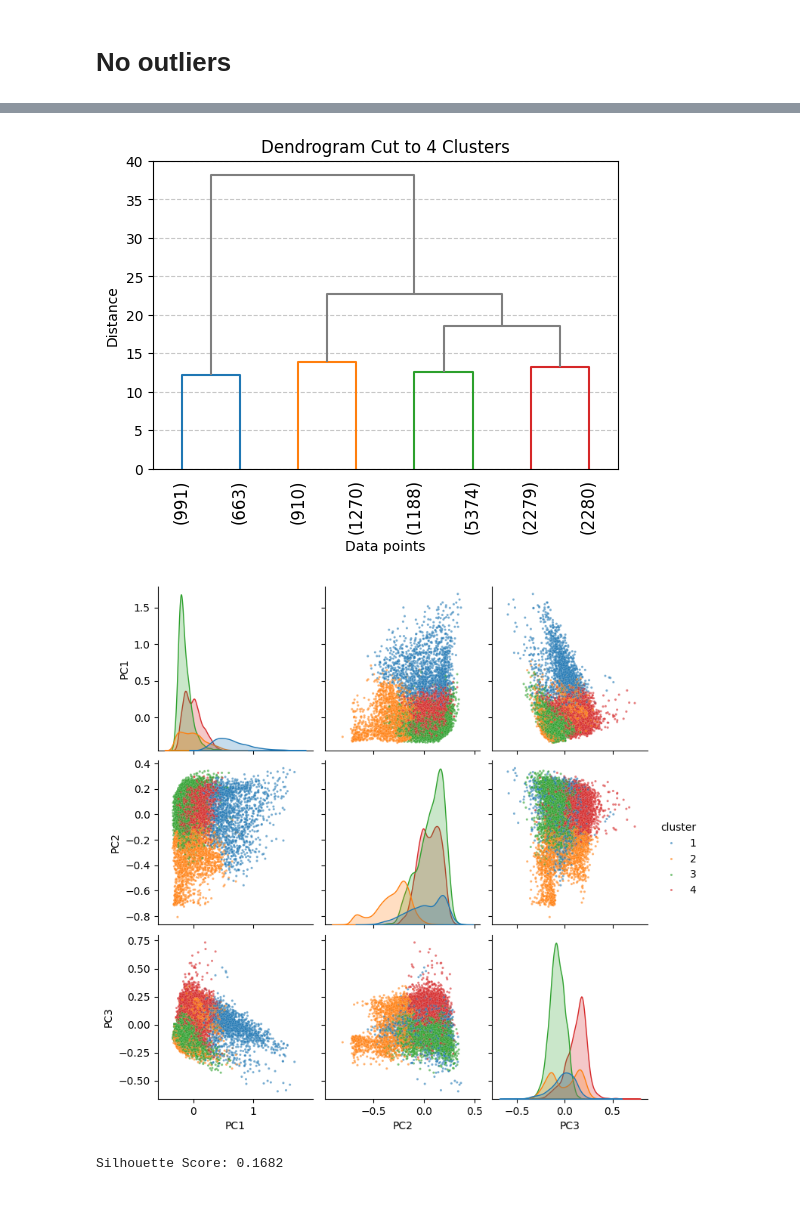
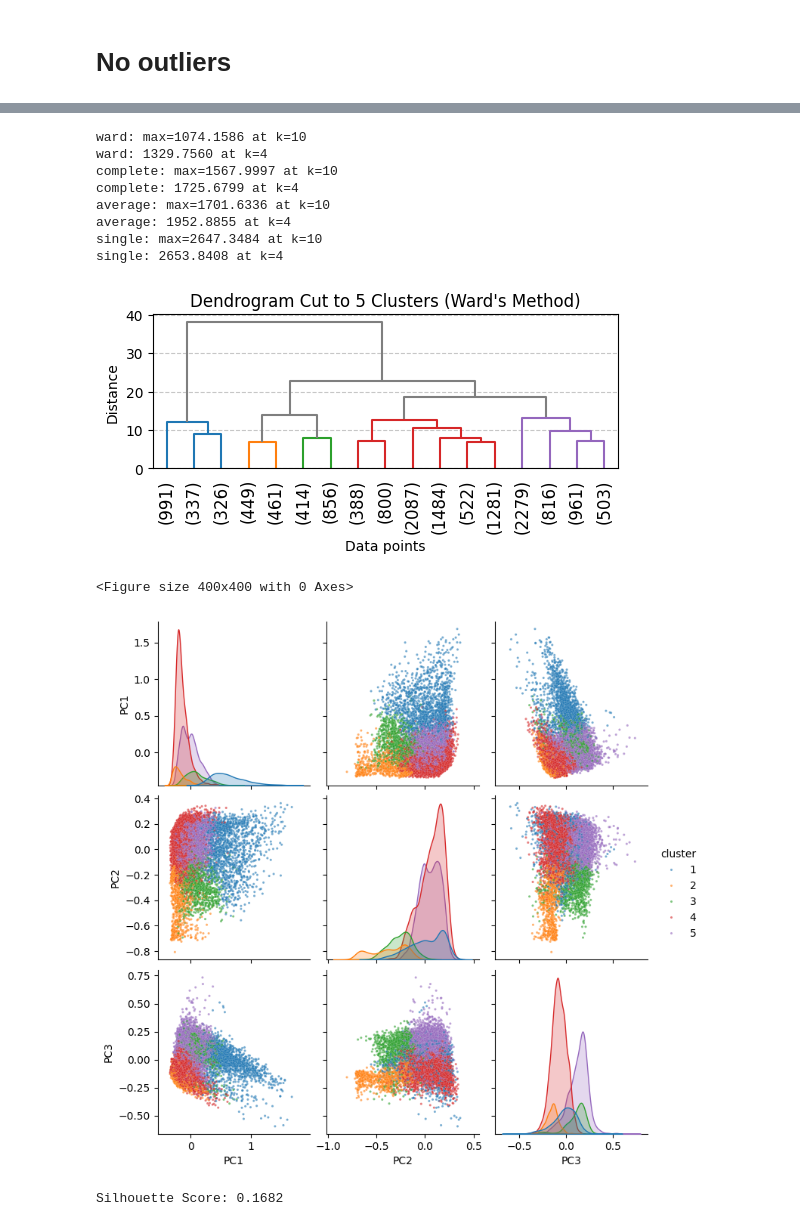
Before and after one commit to ChefBB/data_mining_1, a Jupyter notebook: code/hierarchical_clust_final.ipynb, the cells around one changed output, grey strips where cells are left out. Saved outputs shown, nothing was run; the diff lists cells and outputs as text; code cells hidden in the pictures.

```diff
--- a/code/hierarchical_clust_final.ipynb
+++ b/code/hierarchical_clust_final.ipynb
@@ -271,7 +271,7 @@ Silhouette Score: 0.1682
 # %% [markdown]
 # No outliers
 # %%
-n_clusters = 4
+n_clusters = 5
 # %%
 import matplotlib.pyplot as plt
 from sklearn.preprocessing import MinMaxScaler
@@ -385,0 +448,35 @@ plt.show()
+# %%
+import matplotlib.pyplot as plt
+import matplotlib.cm as cm
+import numpy as np
+
+# Choose a colormap
+cmap = cm.get_cmap('Set2', len(linkages))  # 'tab10' or 'Set2' or 'Dark2'
+
+fig, axes = plt.subplots(2, 1, figsize=(5, 6), sharex=True)
+
+# Plot Silhouette Scores
+# Plot Max Cluster Size
+for idx, linkage in enumerate(linkages):
+    color = cmap(idx)
+    axes[0].plot(cluster_range, [max_k * 100 for max_k in max_cluster_size[linkage]],
+                 marker='o', label=f"{linkage} linkage", color=color)
+axes[0].set_ylabel('Max Cluster Size%')
+axes[0].set_title('Max Cluster Size percentage per k')
+# axes[0].legend(title="Linkage", loc='upper right')
+axes[0].grid(True, linestyle='--', alpha=0.6)
+
+# Plot Min Cluster Size
+for idx, linkage in enumerate(linkages):
+    color = cmap(idx)
+    axes[1].plot(cluster_range, [min_k * 100 for min_k in min_cluster_size[linkage]],
+                 marker='o', label=f"{linkage} linkage", color=color)
+axes[1].set_xlabel('Number of Clusters percentage per k')
+axes[1].set_ylabel('Min Cluster Size%')
+axes[1].set_title('Min Cluster Size vs k')
+# axes[1].legend(title="Linkage", loc='upper right')
+axes[1].grid(True, linestyle='--', alpha=0.6)
+
+
+plt.tight_layout()
+plt.show()
@@ -406,3 +500,18 @@ silhouette_scores, sse_scores
+# %%
+for key in sse_scores:
+    min_val = min(sse_scores[key])
+    min_idx = sse_scores[key].index(min_val)
+    print(f"{key}: max={min_val:.4f} at k={cluster_range[min_idx]}")
+    print(f"{key}: {sse_scores[key][4]:.4f} at k=4")
+# %% [output]
+ward: max=1074.1586 at k=10
+ward: 1329.7560 at k=4
+complete: max=1567.9997 at k=10
+complete: 1725.6799 at k=4
+average: max=1701.6336 at k=10
+average: 1952.8855 at k=4
+single: max=2647.3484 at k=10
+single: 2653.8408 at k=4
 # %%
 cluster_label_mapping = {i: labels[i] for i in range(n_samples)}
 
@@ -452,37 +561,37 @@ from scipy.cluster.hierarchy import linkage, dendrogram
 
 # Step 4: Compute the distance at which the 4th cluster is formed
 # When there are 4 clusters left, the previous merge distance gives that threshold
 distance_at_4th_cluster = linkage_matrix[-(n_clusters-2), 2]
 
 # 12 ward
 # complete 1.26
 # single sucks
 clusters_at_threshold = fcluster(
-    linkage_matrix, t=12, criterion='distance')
+    linkage_matrix, t=6.885, criterion='distance')
 
 # Count how many unique clusters exist at this threshold
 num_clusters = len(np.unique(clusters_at_threshold))
 
 
 # Step 4: Plot dendrogram
-plt.figure(figsize=(6, 4))
+plt.figure(figsize=(6, 2))
 dendrogram(
     linkage_matrix,
     color_threshold=distance_at_4th_cluster,
     link_color_func=_color_func(linkage_matrix, labels),
     truncate_mode='lastp',
     p=num_clusters,
 )
 plt.xlabel("Data points")
 plt.ylabel("Distance")
 plt.xticks(rotation=90)
-plt.title(f"Dendrogram Cut to {n_clusters} Clusters")
+plt.title(f"Dendrogram Cut to {n_clusters} Clusters (Ward's Method)")
 # plt.yscale('log')
 # plt.grid(axis='both')
 plt.grid(axis='y', linestyle='--', alpha=0.7)
 plt.show()
 # %% [output]
-[figure, old version]
+[figure, new version]
 # %%
 from sklearn.decomposition import PCA
 
@@ -495,6 +604,7 @@ import matplotlib.pyplot as plt
 import seaborn as sns
 
 def plot_pca_hierarchical(data_pca):
+    plt.figure(figsize=(4, 4))
     # Create a DataFrame with principal components
     pca_columns = [f"PC{i+1}" for i in range(len(data_pca[0]))]
     pca_df = pd.DataFrame(data_pca, columns=pca_columns)
@@ -510,13 +620,15 @@ def plot_pca_hierarchical(data_pca):
         palette="tab10",
         plot_kws={"s": 5, "alpha": 0.6, 'linewidth':0.1},
     )
+    # plt.grid(True, linestyle='--', alpha=0.6)
 
     plt.show()
 
 
 plot_pca_hierarchical(data_pca)
 # %% [output]
+<Figure size 400x400 with 0 Axes>
-[figure, old version]
+[figure, new version]
 # %%
 from sklearn.metrics import silhouette_score
 
```
Also changed, not shown: parts of 7 cells of this notebook, 13 other files.
